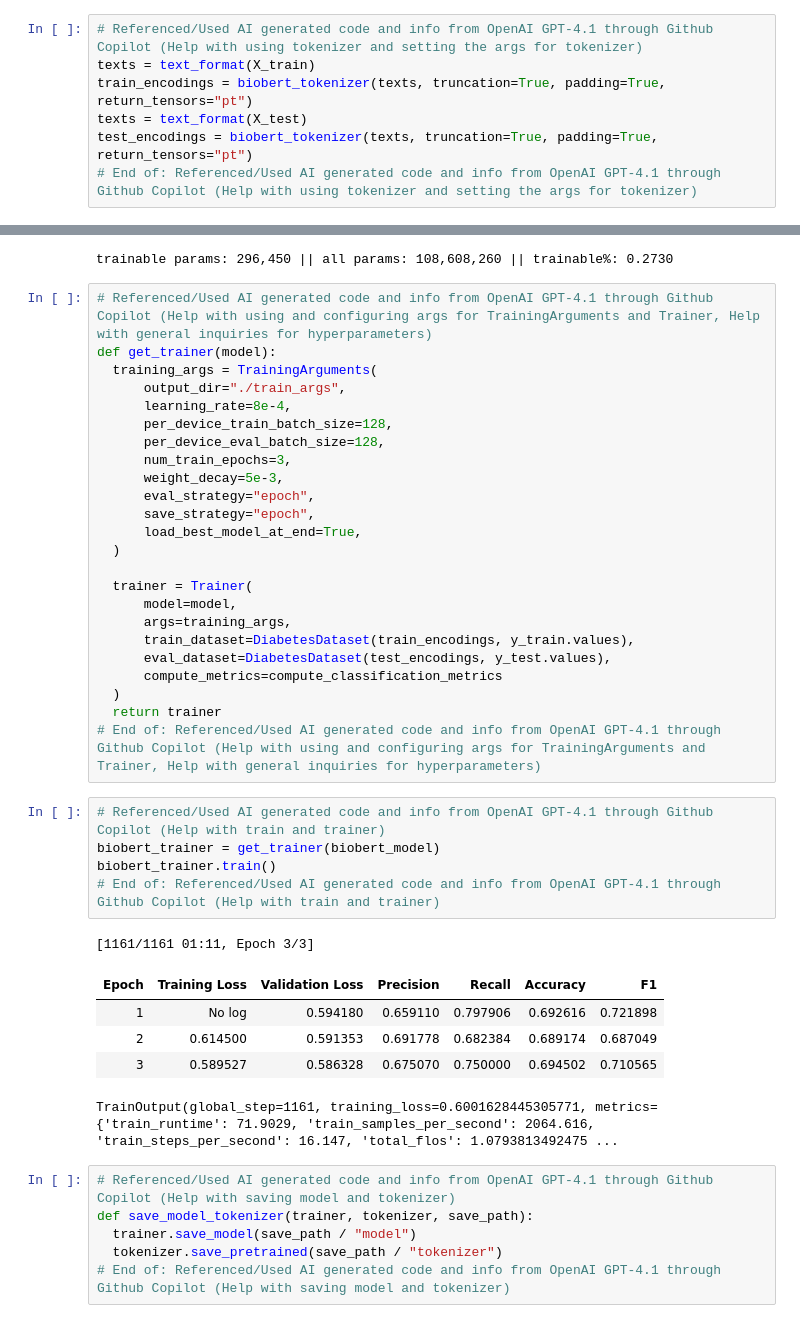
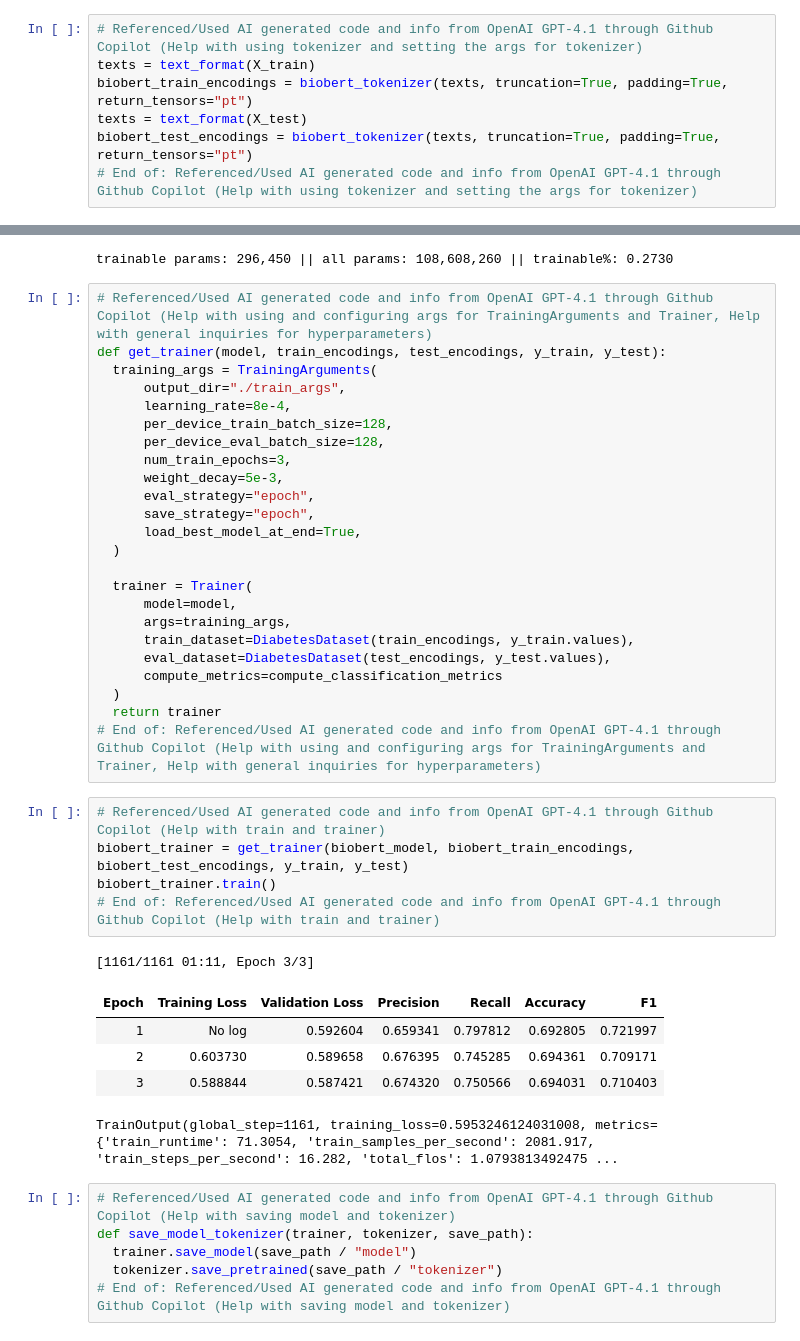
Before and after one commit to brianchang12/High-Risk-Project, a Jupyter notebook: high_risk_project.ipynb, the cells around one changed output, grey strips where cells are left out. Saved outputs shown, nothing was run; the diff lists cells and outputs as text.

```diff
--- a/high_risk_project.ipynb
+++ b/high_risk_project.ipynb
@@ -197,9 +197,9 @@ class DiabetesDataset(Dataset):
 # %%
 # Referenced/Used AI generated code and info from OpenAI GPT-4.1 through Github Copilot (Help with using tokenizer and setting the args for tokenizer)
 texts = text_format(X_train)
-train_encodings = biobert_tokenizer(texts, truncation=True, padding=True, return_tensors="pt")
+biobert_train_encodings = biobert_tokenizer(texts, truncation=True, padding=True, return_tensors="pt")
 texts = text_format(X_test)
-test_encodings = biobert_tokenizer(texts, truncation=True, padding=True, return_tensors="pt")
+biobert_test_encodings = biobert_tokenizer(texts, truncation=True, padding=True, return_tensors="pt")
 # End of: Referenced/Used AI generated code and info from OpenAI GPT-4.1 through Github Copilot (Help with using tokenizer and setting the args for tokenizer)
 # %%
 # Referenced/Used: https://huggingface.co/docs/peft/en/quicktour
@@ -215,7 +215,7 @@ biobert_model.print_trainable_parameters()
 trainable params: 296,450 || all params: 108,608,260 || trainable%: 0.2730
 # %%
 # Referenced/Used AI generated code and info from OpenAI GPT-4.1 through Github Copilot (Help with using and configuring args for TrainingArguments and Trainer, Help with general inquiries for hyperparameters)
-def get_trainer(model):
+def get_trainer(model, train_encodings, test_encodings, y_train, y_test):
   training_args = TrainingArguments(
       output_dir="./train_args",
       learning_rate=8e-4,
@@ -239,16 +239,16 @@ def get_trainer(model):
 # End of: Referenced/Used AI generated code and info from OpenAI GPT-4.1 through Github Copilot (Help with using and configuring args for TrainingArguments and Trainer, Help with general inquiries for hyperparameters)
 # %%
 # Referenced/Used AI generated code and info from OpenAI GPT-4.1 through Github Copilot (Help with train and trainer)
-biobert_trainer = get_trainer(biobert_model)
+biobert_trainer = get_trainer(biobert_model, biobert_train_encodings, biobert_test_encodings, y_train, y_test)
 biobert_trainer.train()
 # End of: Referenced/Used AI generated code and info from OpenAI GPT-4.1 through Github Copilot (Help with train and trainer)
 # %% [output]
 [1161/1161 01:11, Epoch 3/3]
 | Epoch | Training Loss | Validation Loss | Precision | Recall | Accuracy | F1 |
-| 1 | No log | 0.594180 | 0.659110 | 0.797906 | 0.692616 | 0.721898 |
-| 2 | 0.614500 | 0.591353 | 0.691778 | 0.682384 | 0.689174 | 0.687049 |
-| 3 | 0.589527 | 0.586328 | 0.675070 | 0.750000 | 0.694502 | 0.710565 |
+| 1 | No log | 0.592604 | 0.659341 | 0.797812 | 0.692805 | 0.721997 |
+| 2 | 0.603730 | 0.589658 | 0.676395 | 0.745285 | 0.694361 | 0.709171 |
+| 3 | 0.588844 | 0.587421 | 0.674320 | 0.750566 | 0.694031 | 0.710403 |
-TrainOutput(global_step=1161, training_loss=0.6001628445305771, metrics={'train_runtime': 71.9029, 'train_samples_per_second': 2064.616, 'train_steps_per_second': 16.147, 'total_flos': 1.0793813492475 ...
+TrainOutput(global_step=1161, training_loss=0.5953246124031008, metrics={'train_runtime': 71.3054, 'train_samples_per_second': 2081.917, 'train_steps_per_second': 16.282, 'total_flos': 1.0793813492475 ...
 # %%
 # Referenced/Used AI generated code and info from OpenAI GPT-4.1 through Github Copilot (Help with saving model and tokenizer)
 def save_model_tokenizer(trainer, tokenizer, save_path):
```
Also changed, not shown: parts of 11 cells of this notebook.
